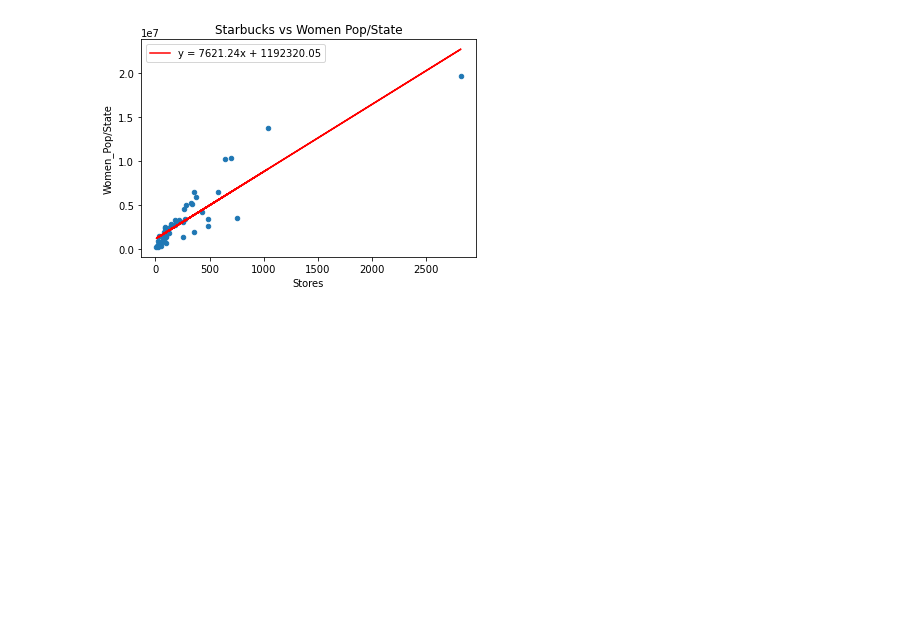
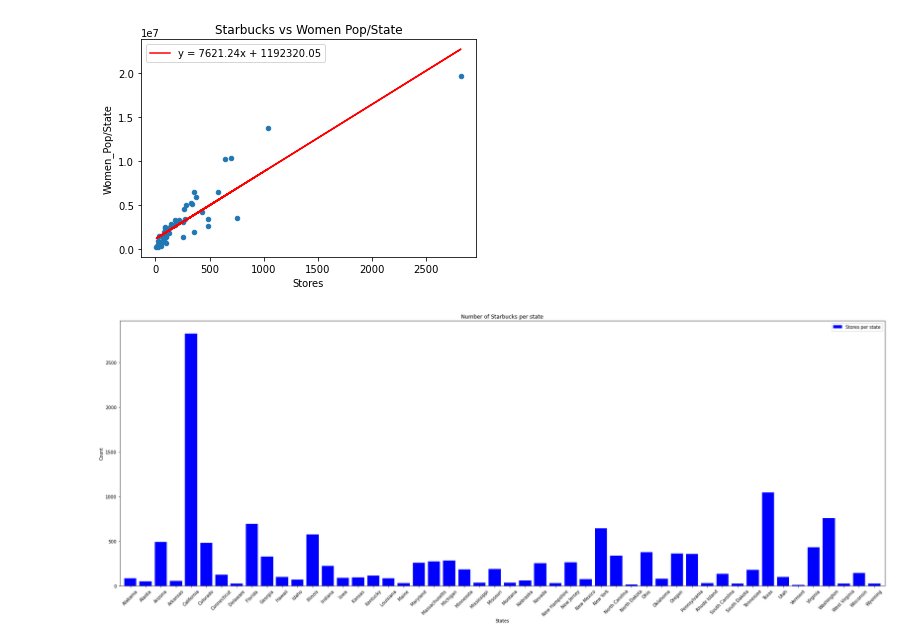
Before and after one commit to sk1990/Project_1_starbucks, a Jupyter notebook: Starbucks_Project_Analysis.ipynb, the cells around one changed output. Saved outputs shown, nothing was run; the diff lists cells and outputs as text; code cells hidden in the pictures; blank space fills up the shorter version.

Commit message:
adding bar chart second time

```diff
--- a/Starbucks_Project_Analysis.ipynb
+++ b/Starbucks_Project_Analysis.ipynb
@@ -340,3 +340,40 @@ plt.ylabel('Women_Pop/State')
 plt.savefig("images/corr_line_regression_Women_Pop.png")
 # %% [output]
 [figure]
+# %%
+#Create a dataframe grouping by state group
+state_group = final_df.groupby('State')
+
+#Dataframe to count the number of Starbucks number
+store_number = pd.DataFrame(state_group['Store Number'].count())
+
+#Set x axis and tick locations
+x_axis = np.arange(len(store_number))
+width = 0.40
+tick_locations = [value for value in x_axis]
+
+# Create a list indicating where to write x labels and set figure size to adjust for space
+plt.figure(figsize=(25,10))
+plt.bar(x_axis, store_number["Store Number"], color='b', alpha=1, align="center")
+plt.xticks(tick_locations, list(store_number.index), rotation=45)
+
+# Set x and y limits
+plt.xlim(-0.7, len(x_axis)-0.3)
+plt.ylim(0, max(store_number["Store Number"])*1.05)
+
+#Set a Title and labels
+plt.title("Number of Starbucks per state")
+plt.xlabel("States")
+plt.ylabel("Count")
+
+#Create a legend
+legend_name = ["Stores per state"]
+plt.legend(legend_name,loc="best")
+
+
+# Save the figure
+plt.tight_layout()
+plt.savefig("images/stores_per_state.png")
+plt.show()
+# %% [output]
+[figure, added]
```
Also changed, not shown: parts of 1 cell of this notebook.
